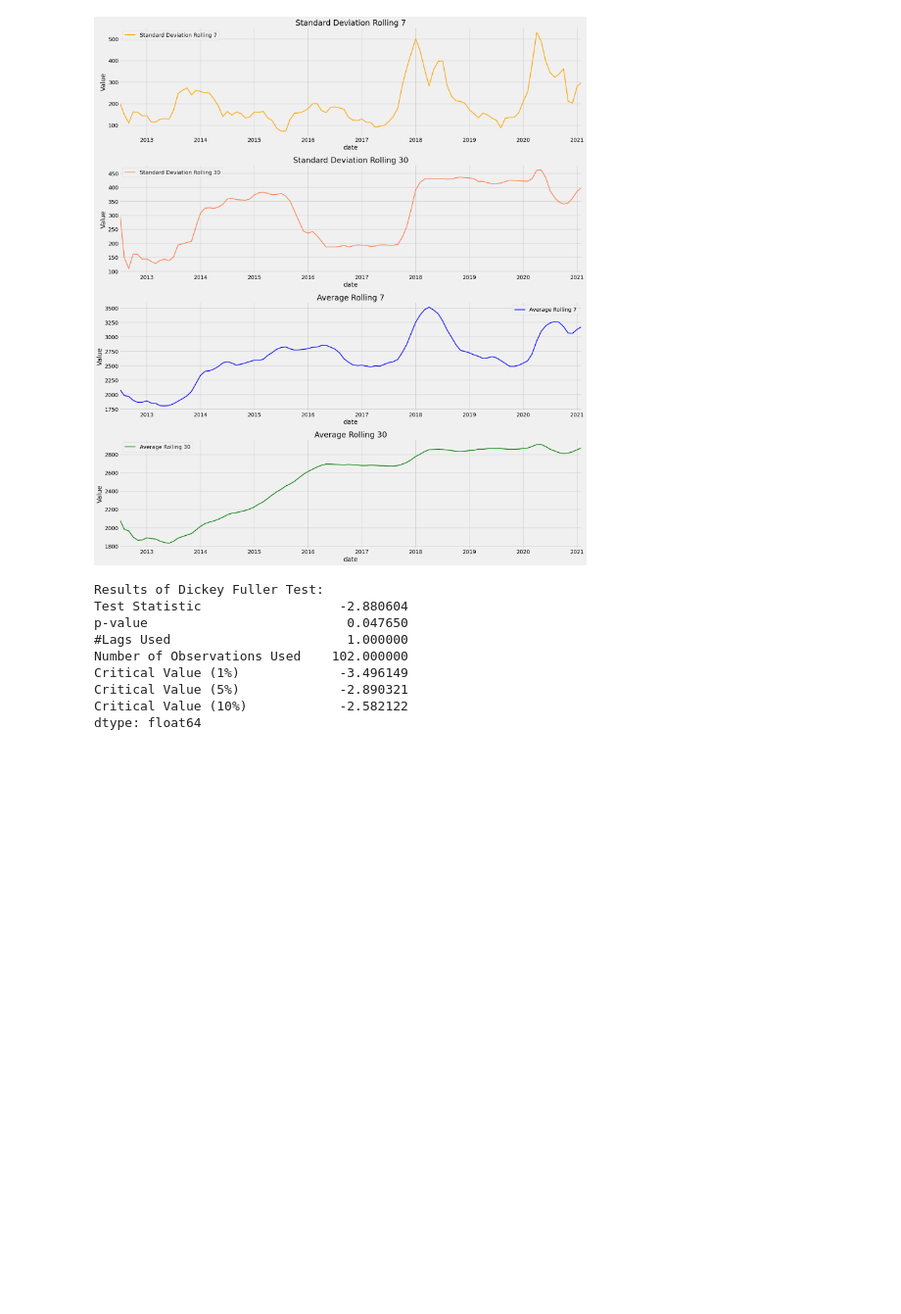
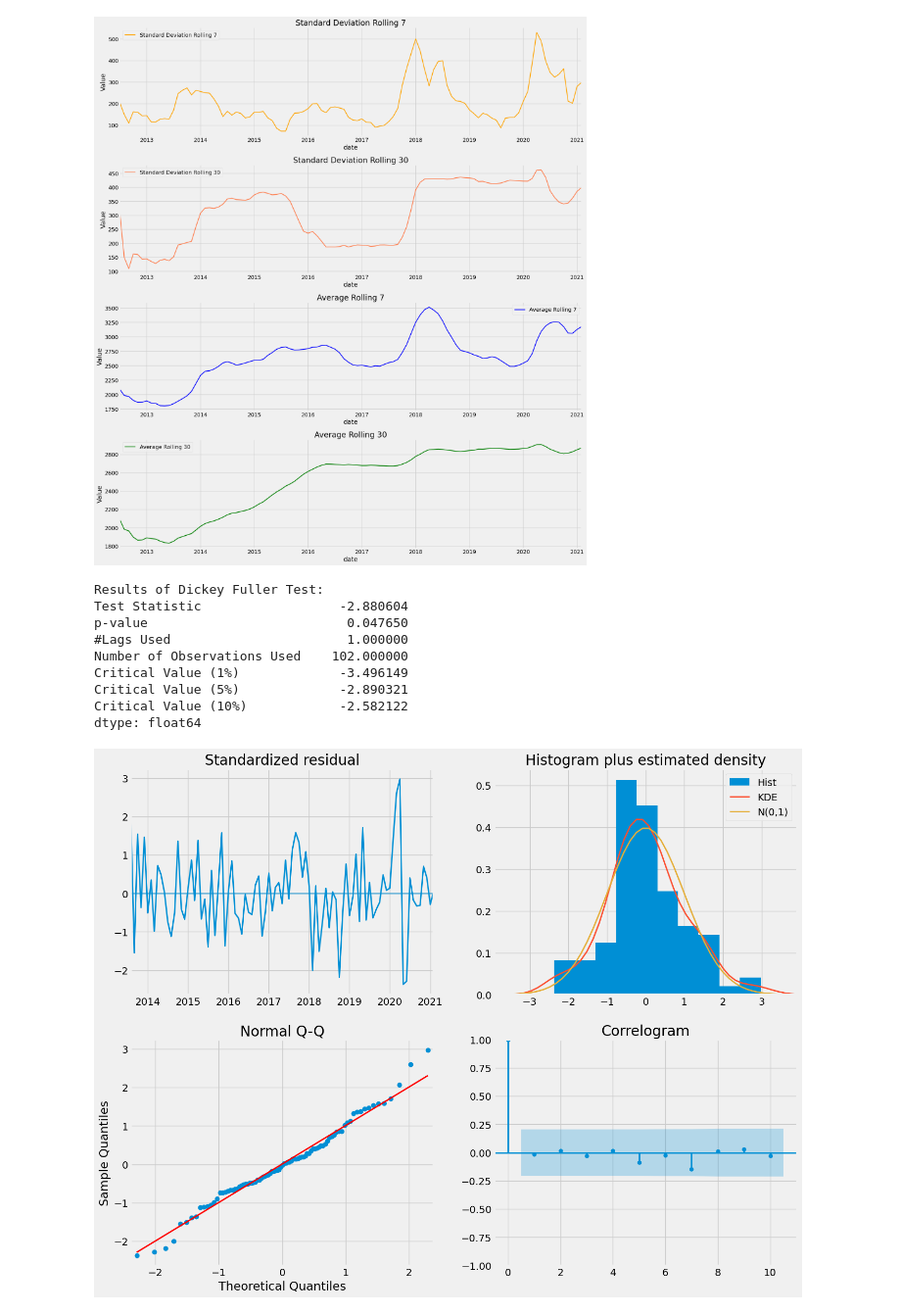
Before and after one commit to adenletchworth/Player-Trend-Predictions, a Jupyter notebook: predicting-player-counts.ipynb, the cells around one changed output. Shown at 98% size. Saved outputs shown, nothing was run; the diff lists cells and outputs as text; code cells hidden in the pictures; blank space fills up the shorter version.

```diff
--- a/predicting-player-counts.ipynb
+++ b/predicting-player-counts.ipynb
@@ -337,11 +337,15 @@ SARIMA_model = pm.auto_arima(df["avg"], start_p=1, start_q=1,
                          max_p=3, max_q=3,
                          m=12,
                          start_P=0,
-                         seasonal=True,
+                         seasonal=True, #set to seasonal
                          d=None,
-                         D=1,
+                         D=1, #order of the seasonal differencing
                          trace=False,
                          error_action='ignore',
                          suppress_warnings=True,
-                         stepwise=True
-)
+                         stepwise=True)
+# %%
+SARIMA_model.plot_diagnostics(figsize=(15,12))
+plt.show()
+# %% [output]
+[figure, added]
```
Also changed, not shown: parts of 9 cells of this notebook.
